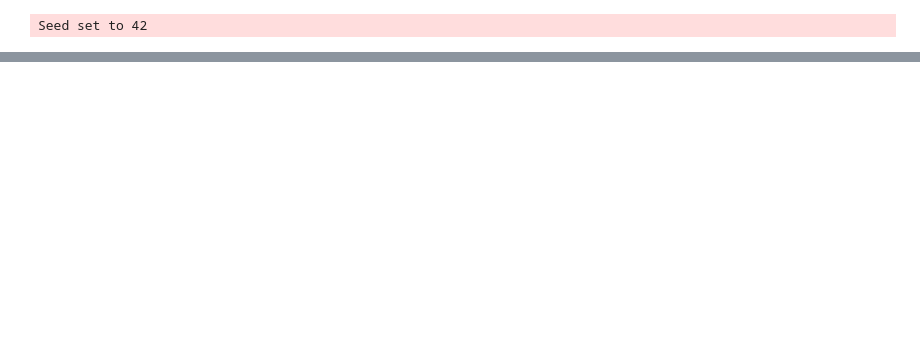
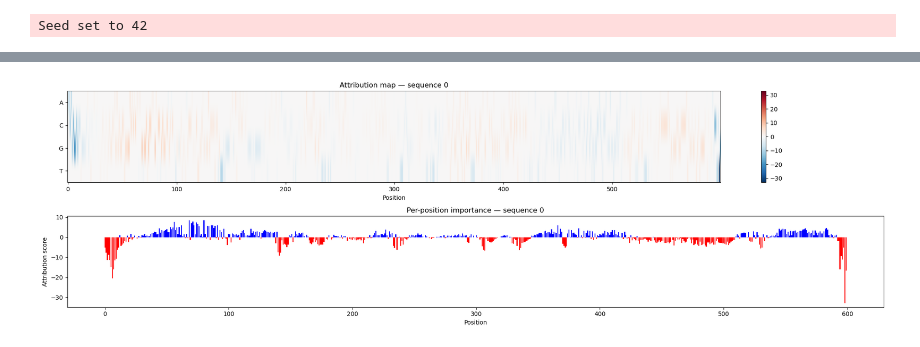
Before and after one commit to ml4rg26-deconvgclip/parnet--globalclip-head, a Jupyter notebook: notebooks/globalclip-head/03_integrated_gradients.ipynb, the cells around one changed output, grey strips where cells are left out. Drawn from its saved outputs; the diff is of its cells as text; code cells hidden in the pictures; blank space fills up the shorter version.

Commit message:
Add IG pipeline with attribution visualization and motif scanning

```diff
--- a/notebooks/globalclip-head/03_integrated_gradients.ipynb
+++ b/notebooks/globalclip-head/03_integrated_gradients.ipynb
@@ -49,7 +49,7 @@ EVAL_RUN = "parnet.7m-0.0.unfreeze_last_2_layers.globalclip-lysate-noNHS.filtere
 
 # Integrated Gradients settings
 params_n_steps: int = 50        # number of interpolation steps
-params_n_sequences: int = None   # number of test sequences to compute IG on
+params_n_sequences: int = 10   # number of test sequences to compute IG on
 
 # Data
 params_seq_length: int = 600
@@ -155,13 +171,7 @@ def integrated_gradients(model, sequence, n_steps=50):
-# %%
-# ── Check sequence format from GzListDataset ───────────────────────────────────
-sample = test_ds[0]
-print(type(sample["inputs"]["sequence"]))
-print(sample["inputs"]["sequence"].shape if hasattr(sample["inputs"]["sequence"], "shape") else sample["inputs"]["sequence"][:50])
 # %%
 # ── Compute IG for all test sequences ──────────────────────────────────────────
 all_attributions = []
 all_sequences = []
-all_metadata = []
 
 model.eval()
 for i in tqdm(range(n_sequences)):
@@ -175,7 +185,6 @@ for i in tqdm(range(n_sequences)):
 
     all_attributions.append(attrs.numpy())
     all_sequences.append(sample["inputs"]["sequence"].numpy())
-    all_metadata.append(sample["meta"])
 
 all_attributions = np.stack(all_attributions)  # (n_sequences, 4, 600)
 all_sequences = np.stack(all_sequences)         # (n_sequences, 4, 600)
@@ -184,0 +206,33 @@ logger.info(f"Attribution maps shape: {all_attributions.shape}")
+# %%
+# ── Visualize single attribution map ───────────────────────────────────────────
+NUCLEOTIDES = ["A", "C", "G", "T"]
+SEQ_IDX = 0  # which sequence to visualize
+
+fig, axes = plt.subplots(2, 1, figsize=(20, 6))
+
+# ── Attribution map (4 nucleotides x 600 positions) ───────────────────────────
+im = axes[0].imshow(
+    all_attributions[SEQ_IDX],
+    aspect="auto",
+    cmap="RdBu_r",
+    vmin=-np.abs(all_attributions[SEQ_IDX]).max(),
+    vmax=np.abs(all_attributions[SEQ_IDX]).max(),
+)
+axes[0].set_yticks(range(4))
+axes[0].set_yticklabels(NUCLEOTIDES)
+axes[0].set_xlabel("Position")
+axes[0].set_title(f"Attribution map — sequence {SEQ_IDX}")
+plt.colorbar(im, ax=axes[0])
+
+# ── Per-position importance (sum over nucleotides) ─────────────────────────────
+importance = all_attributions[SEQ_IDX].sum(axis=0)  # (600,)
+axes[1].bar(range(600), importance, color=["red" if v < 0 else "blue" for v in importance])
+axes[1].set_xlabel("Position")
+axes[1].set_ylabel("Attribution score")
+axes[1].set_title(f"Per-position importance — sequence {SEQ_IDX}")
+
+plt.tight_layout()
+plt.savefig(FILEPATHS["figures_dir"] / f"attribution_map_seq{SEQ_IDX}.png", dpi=150, bbox_inches="tight")
+plt.show()
+# %% [output]
+[figure, added]
```
Also changed, not shown: parts of 14 cells of this notebook, 1 other file.
